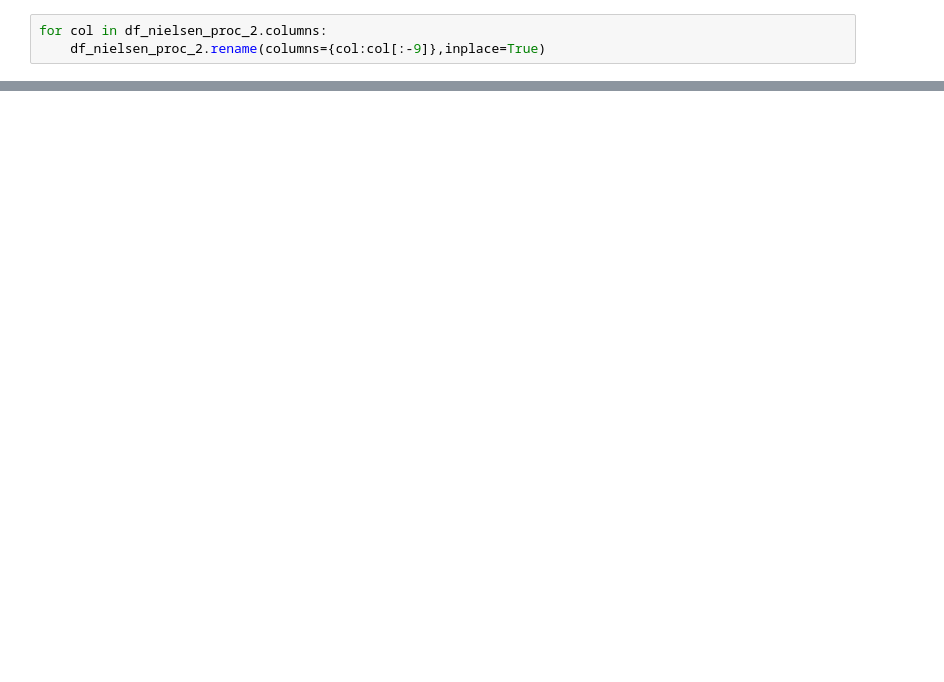
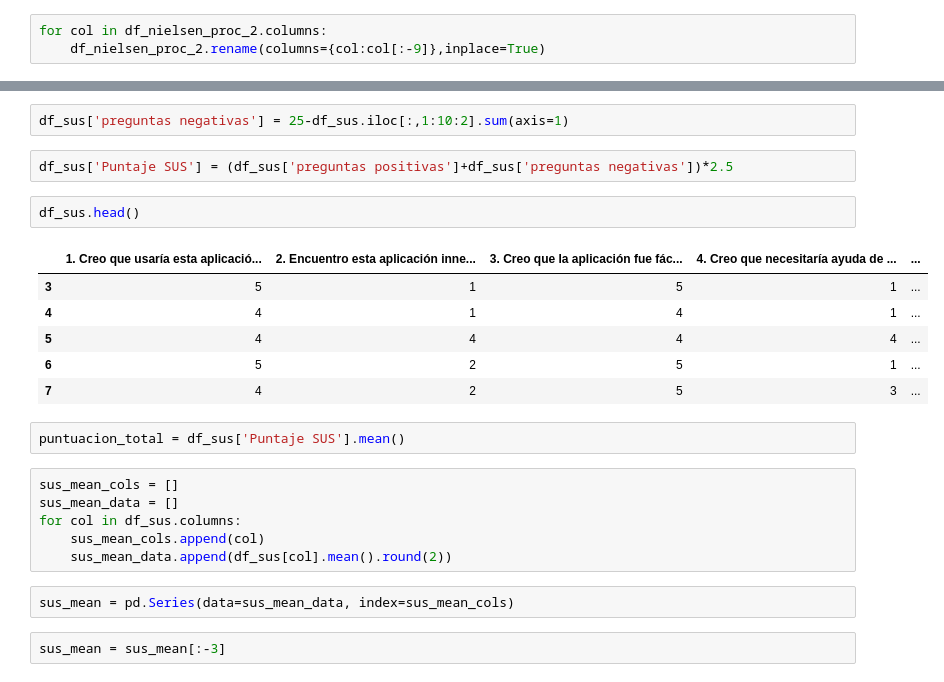
Before and after one commit to Herziox/Data-Mining-System-SETEC, a Jupyter notebook: 8_usability_module/usability_module.ipynb, the cells around one changed output, grey strips where cells are left out. Cells and saved outputs as stored; diff of their text form; blank space fills up the shorter version.

```diff
--- a/8_usability_module/usability_module.ipynb
+++ b/8_usability_module/usability_module.ipynb
@@ -196,0 +118,25 @@ for ax, col in zip(axes, df_nielsen_proc_2.columns):
+# %%
+df_sus['preguntas negativas'] = 25-df_sus.iloc[:,1:10:2].sum(axis=1)
+# %%
+df_sus['Puntaje SUS'] = (df_sus['preguntas positivas']+df_sus['preguntas negativas'])*2.5
+# %%
+df_sus.head()
+# %% [output]
+|  | 1. Creo que usaría esta aplicació... | 2. Encuentro esta aplicación inne... | 3. Creo que la aplicación fue fác... | 4. Creo que necesitaría ayuda de ... | ... |
+| 3 | 5 | 1 | 5 | 1 | ... |
+| 4 | 4 | 1 | 4 | 1 | ... |
+| 5 | 4 | 4 | 4 | 4 | ... |
+| 6 | 5 | 2 | 5 | 1 | ... |
+| 7 | 4 | 2 | 5 | 3 | ... |
+# %%
+puntuacion_total = df_sus['Puntaje SUS'].mean()
+# %%
+sus_mean_cols = []
+sus_mean_data = []
+for col in df_sus.columns:
+    sus_mean_cols.append(col)
+    sus_mean_data.append(df_sus[col].mean().round(2))
+# %%
+sus_mean = pd.Series(data=sus_mean_data, index=sus_mean_cols)
+# %%
+sus_mean = sus_mean[:-3]
```
Also changed, not shown: parts of 22 cells of this notebook, 13 other files.
